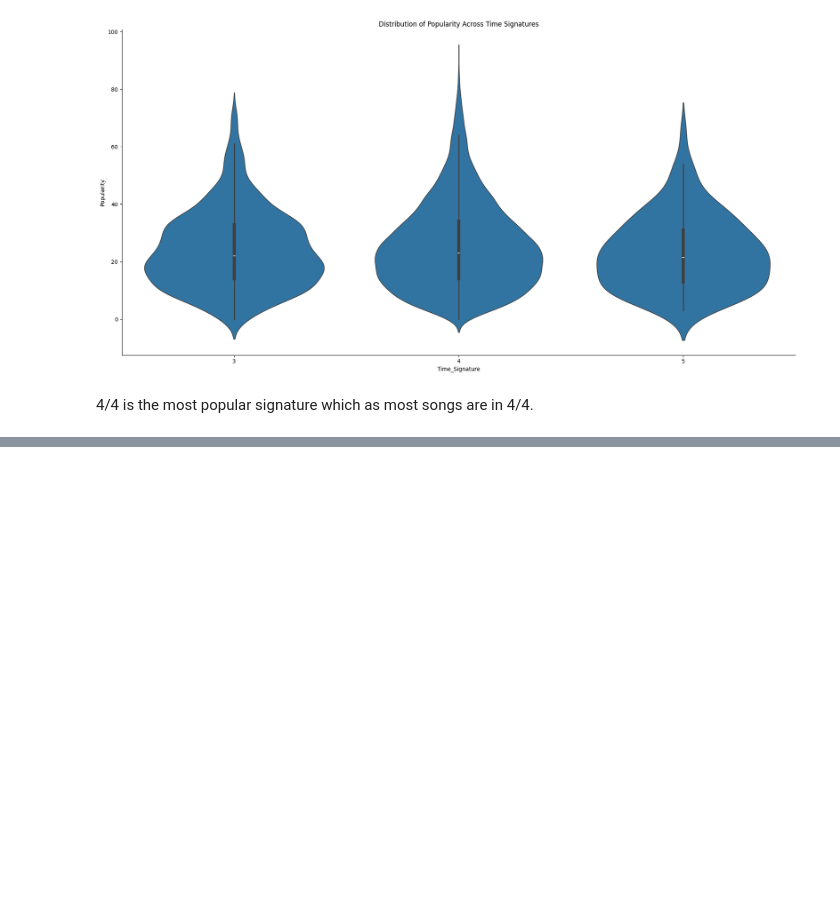
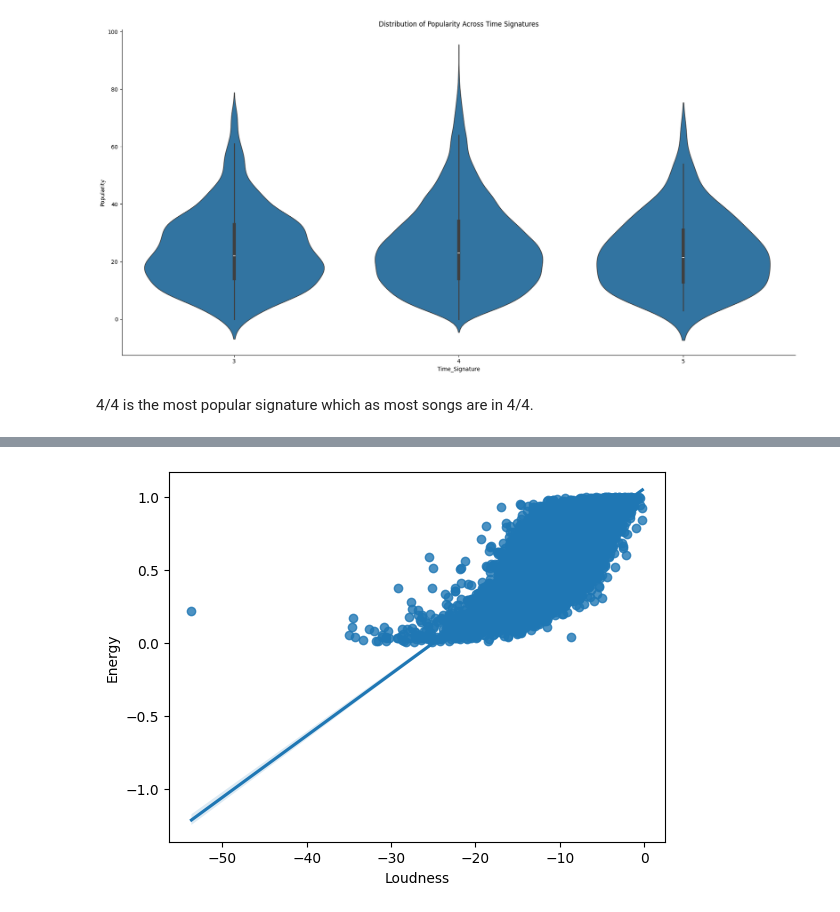
Before and after one commit to Kyloof/MSID_lab_1, a Jupyter notebook: Raport.ipynb, the cells around one changed output, grey strips where cells are left out. Saved outputs shown, nothing was run; the diff lists cells and outputs as text; code cells hidden in the pictures; blank space fills up the shorter version.

```diff
--- a/Raport.ipynb
+++ b/Raport.ipynb
@@ -118,0 +163,4 @@ plt.show()
+# %%
+sns.regplot(x="Loudness", y="Energy", data=df);
+# %% [output]
+[figure, added]
```
Also changed, not shown: parts of 6 cells of this notebook, 2 other files.
